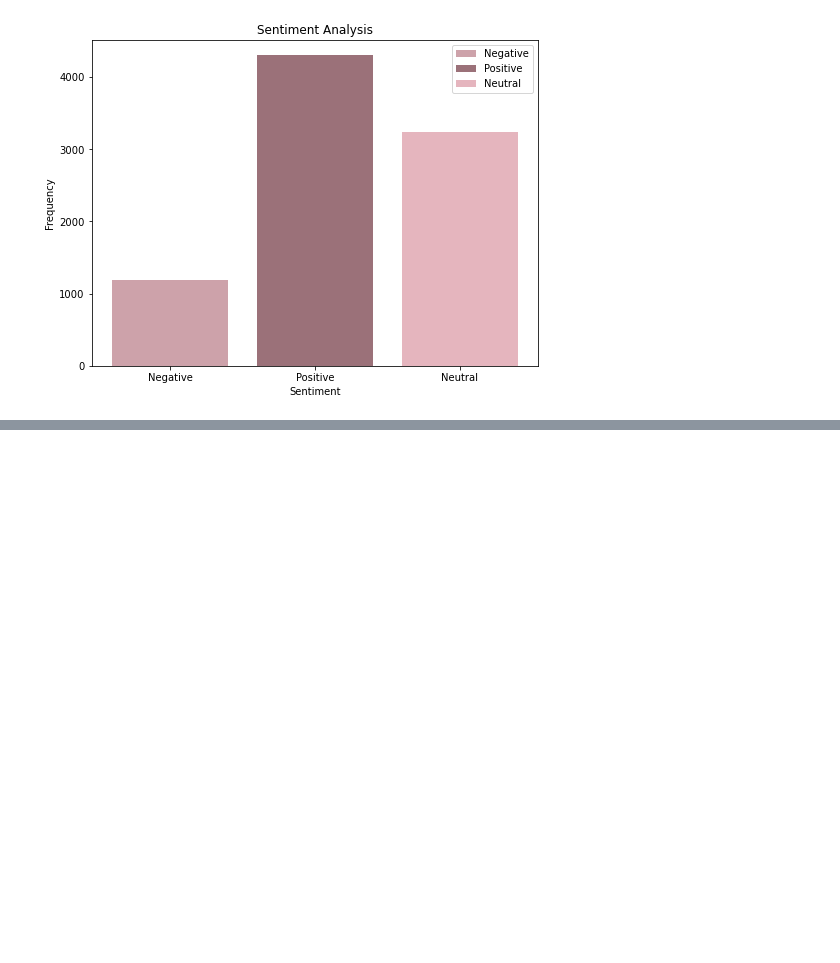
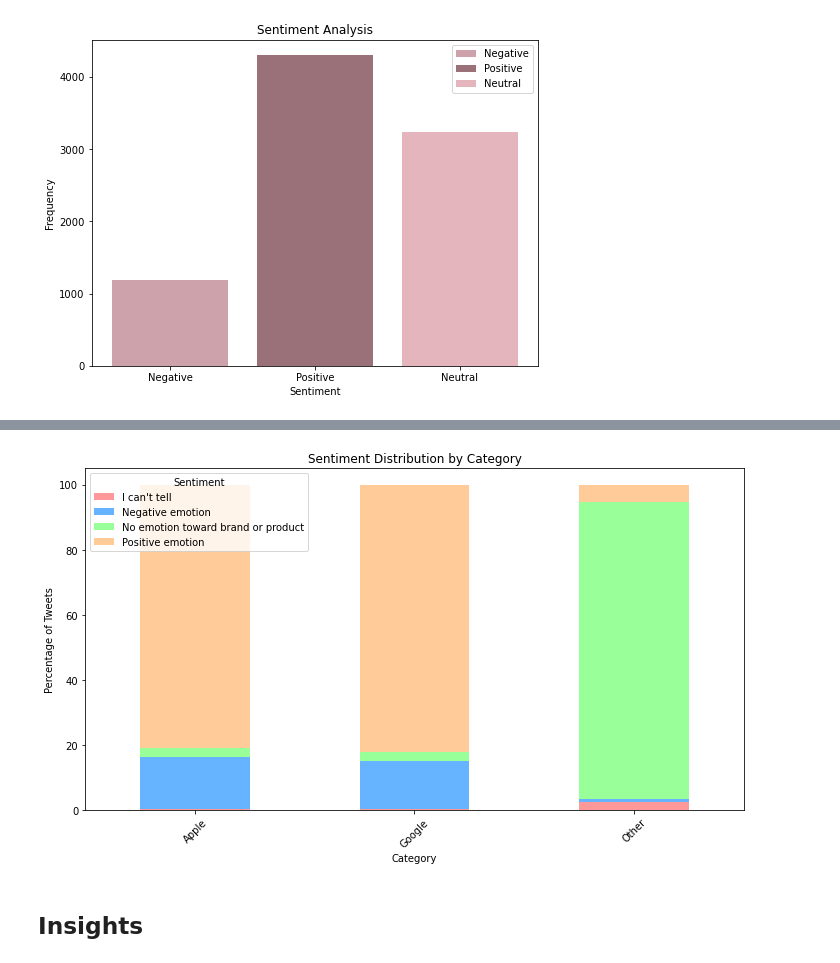
Before and after one commit to Ingavi39/DSC-Phase-4-project-NLP, a Jupyter notebook: Index.ipynb, the cells around one changed output, grey strips where cells are left out. Drawn from its saved outputs; the diff is of its cells as text; code cells hidden in the pictures; blank space fills up the shorter version.

```diff
--- a/Index.ipynb
+++ b/Index.ipynb
@@ -330,0 +481,25 @@ plt.show()
+# %%
+# Creating a mapping of products to categories based on brand/product names
+category_mapping = {
+    'iPad': 'Apple',
+    'Apple': 'Apple',
+    'iPad or iPhone App': 'Apple',
+    'Google': 'Google',
+    'iPhone': 'Apple',
+    'Other Google product or service': 'Google',
+    'Android App': 'Google',
+    'Android': 'Google',
+    'Other Apple product or service': 'Apple',
+    'Unknown': 'Unknown'
+}
+
+# Applying the mapping to create a new column for categories
+df['category'] = df['emotion_in_tweet_is_directed_at'].map(category_mapping).fillna('Other')
+
+# Calculating sentiment distribution by category
+sentiment_by_category = df.groupby(['category', 'is_there_an_emotion_directed_at_a_brand_or_product']).size().unstack(fill_value=0)
+
+# Normalizing to get percentages
+sentiment_by_category_percentage = sentiment_by_category.div(sentiment_by_category.sum(axis=1), axis=0) * 100
+
+sentiment_by_category, sentiment_by_category_percentage
@@ -330,0 +524,19 @@ plt.show()
+# %%
+# Visualizing the sentiment distribution by category
+
+# Setting up the color scheme for the chart
+colors = ['#ff9999','#66b3ff','#99ff99','#ffcc99']
+
+# Plotting the stacked bar chart
+sentiment_by_category_percentage.plot(kind='bar', stacked=True, figsize=(10, 6), color=colors)
+plt.title('Sentiment Distribution by Category')
+plt.xlabel('Category')
+plt.ylabel('Percentage of Tweets')
+plt.xticks(rotation=45)
+plt.legend(title='Sentiment')
+plt.tight_layout()
+plt.show()
+# %% [output]
+[figure, added]
+# %% [markdown]
+## Insights
```
Also changed, not shown: parts of 17 cells of this notebook.
